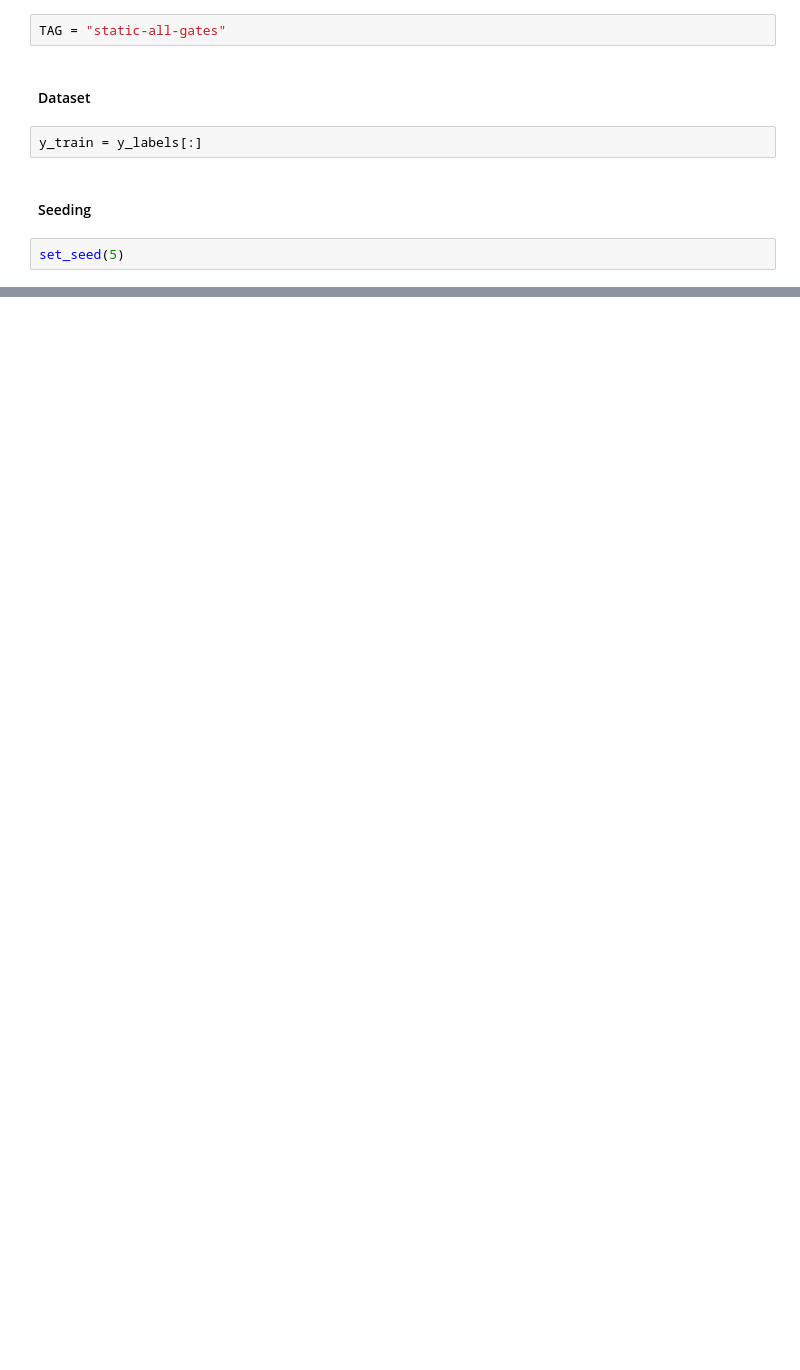
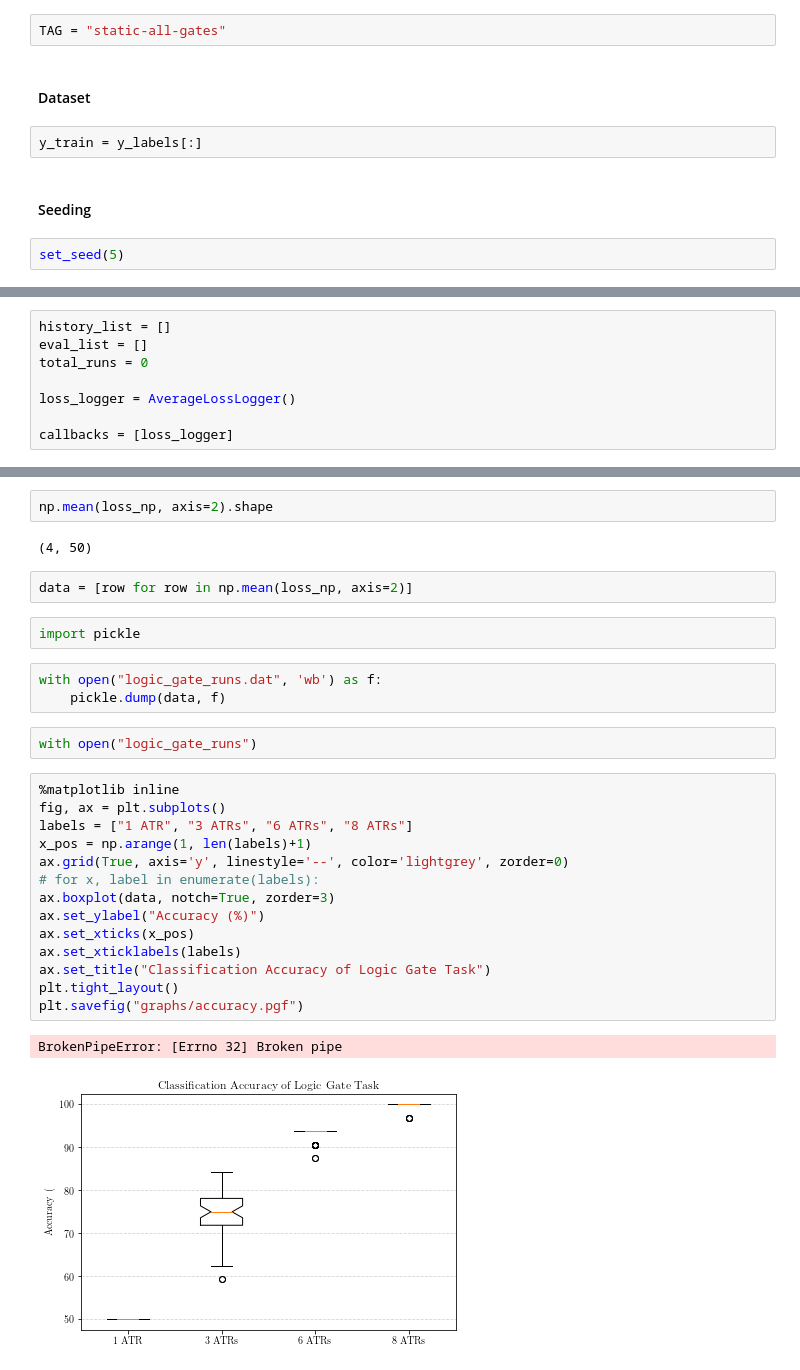
Before and after one commit to DLii-Research/context-learning, a Jupyter notebook: 1. Logic Gates.ipynb, the cells around one changed output, grey strips where cells are left out. Saved outputs shown, nothing was run; the diff lists cells and outputs as text; blank space fills up the shorter version.

```diff
--- a/1. Logic Gates.ipynb
+++ b/1. Logic Gates.ipynb
@@ -504,0 +562,8 @@ Wall time: 541 ms
+# %%
+history_list = []
+eval_list = []
+total_runs = 0
+
+loss_logger = AverageLossLogger()
+
+callbacks = [loss_logger]
@@ -504,0 +646,30 @@ Wall time: 541 ms
+# %%
+np.mean(loss_np, axis=2).shape
+# %% [output]
+(4, 50)
+# %%
+data = [row for row in np.mean(loss_np, axis=2)]
+# %%
+import pickle
+# %%
+with open("logic_gate_runs.dat", 'wb') as f:
+    pickle.dump(data, f)
+# %%
+with open("logic_gate_runs")
+# %%
+%matplotlib inline
+fig, ax = plt.subplots()
+labels = ["1 ATR", "3 ATRs", "6 ATRs", "8 ATRs"]
+x_pos = np.arange(1, len(labels)+1)
+ax.grid(True, axis='y', linestyle='--', color='lightgrey', zorder=0)
+# for x, label in enumerate(labels):
+ax.boxplot(data, notch=True, zorder=3)
+ax.set_ylabel("Accuracy (%)")
+ax.set_xticks(x_pos)
+ax.set_xticklabels(labels)
+ax.set_title("Classification Accuracy of Logic Gate Task")
+plt.tight_layout()
+plt.savefig("graphs/accuracy.pgf")
+# %% [output]
+BrokenPipeError: [Errno 32] Broken pipe
+[figure, added]
```
Also changed, not shown: parts of 76 cells of this notebook, 22 other files.
